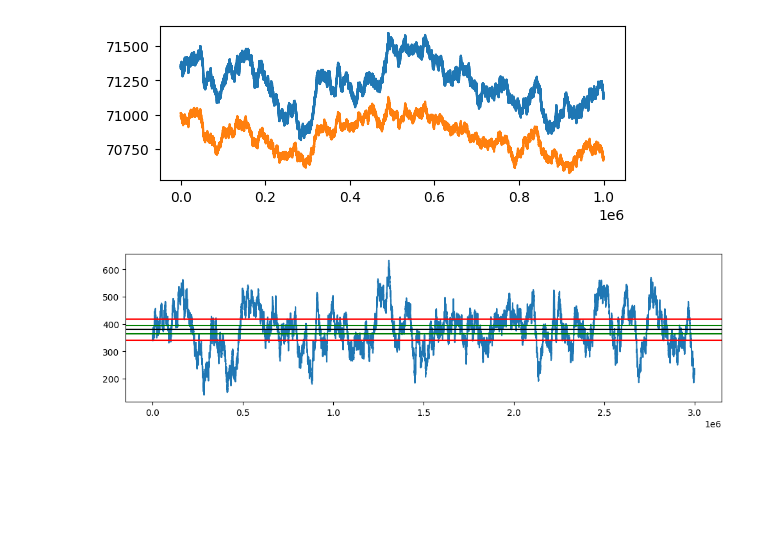
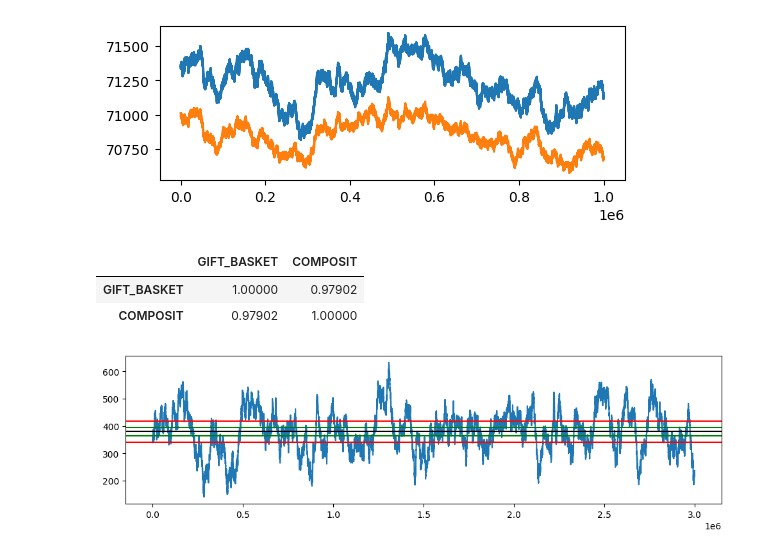
Before and after one commit to aemilani/imc-prosperity-2, a Jupyter notebook: round_3_algo.ipynb, the cells around one changed output. Drawn from its saved outputs; the diff is of its cells as text; code cells hidden in the pictures; blank space fills up the shorter version.

```diff
--- a/round_3_algo.ipynb
+++ b/round_3_algo.ipynb
@@ -135,6 +142,14 @@ plt.plot(ask3_eq, c='tab:orange')
 plt.show()
 # %% [output]
 [figure]
+# %%
+mids = pd.concat([mid, mid_eq], axis=1)
+mids.columns=['GIFT_BASKET', 'COMPOSIT']
+mids.corr()
+# %% [output]
+|  | GIFT_BASKET | COMPOSIT |
+| GIFT_BASKET | 1.00000 | 0.97902 |
+| COMPOSIT | 0.97902 | 1.00000 |
 # %%
 dif = []
 for i in range(3):
```
Also changed, not shown: parts of 2 cells of this notebook, 4 other files.
